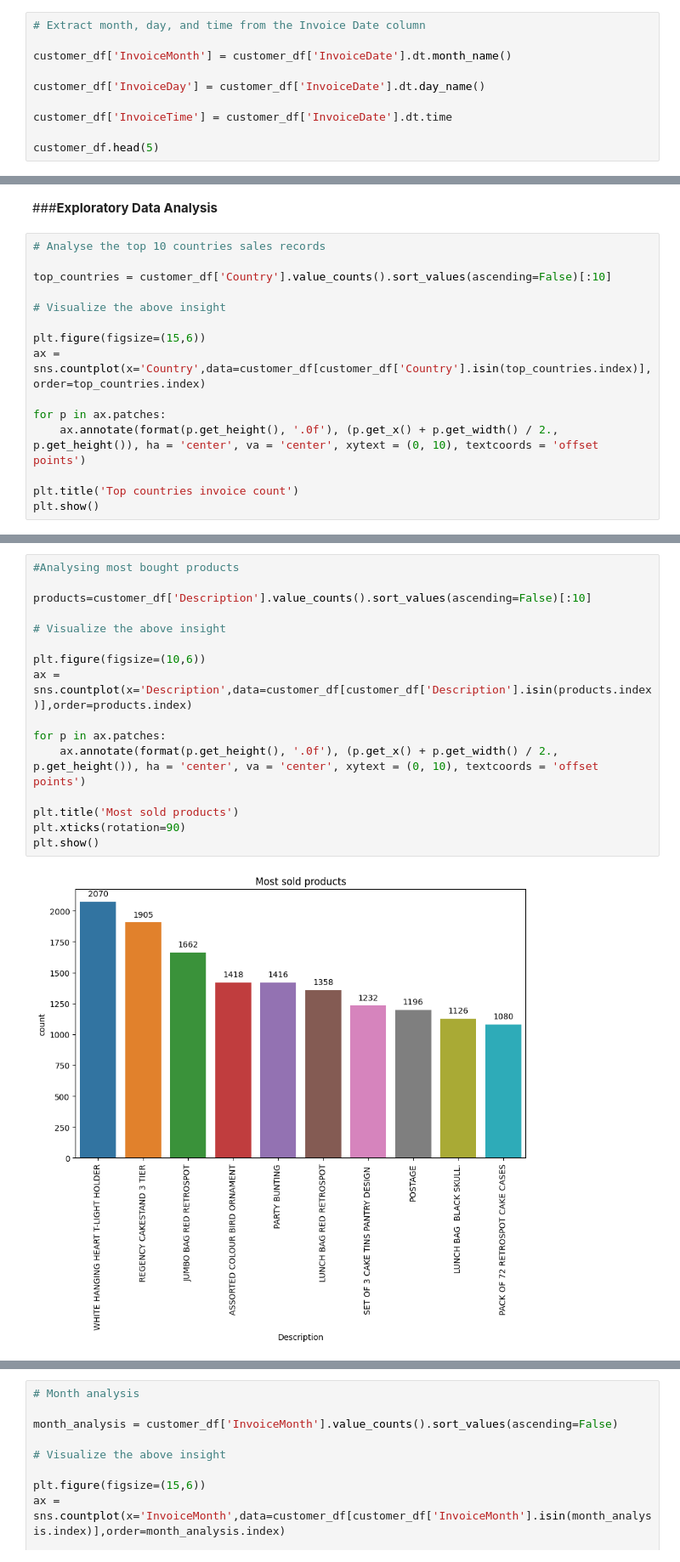
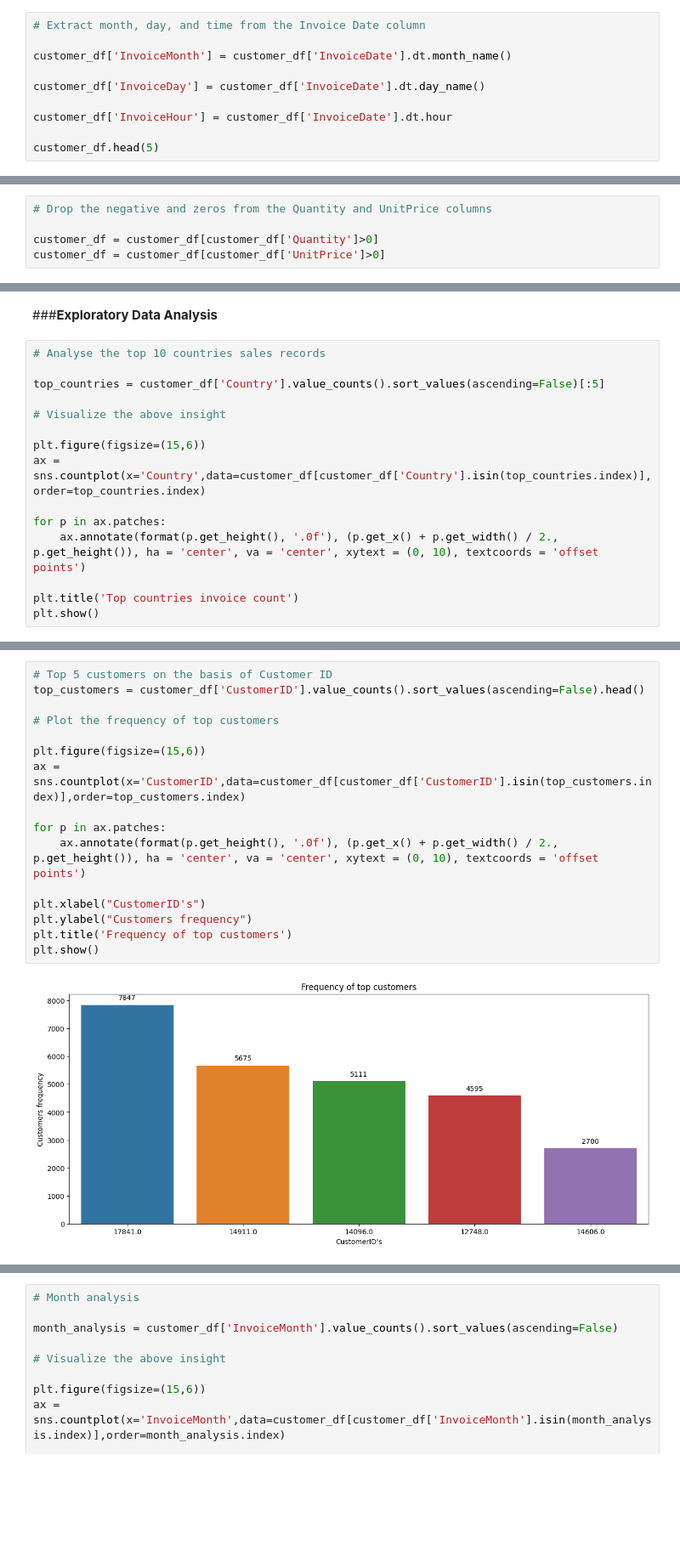
Before and after one commit to Mohamed-Harish-M-123/Capstone-Project-IV, a Jupyter notebook: Online_Retail_Customer_Segmentation.ipynb, the cells around one changed output, grey strips where cells are left out. Shown: that part at 85% size. Cells and saved outputs as stored; diff of their text form; blank space fills up the shorter version.

Commit message:
hour and numerical features analysis were done

```diff
--- a/Online_Retail_Customer_Segmentation.ipynb
+++ b/Online_Retail_Customer_Segmentation.ipynb
@@ -146,7 +132,7 @@ customer_df['InvoiceMonth'] = customer_df['InvoiceDate'].dt.month_name()
 
 customer_df['InvoiceDay'] = customer_df['InvoiceDate'].dt.day_name()
 
-customer_df['InvoiceTime'] = customer_df['InvoiceDate'].dt.time
+customer_df['InvoiceHour'] = customer_df['InvoiceDate'].dt.hour
 
 customer_df.head(5)
 # %% [output]
@@ -183,0 +184,5 @@ memory usage: 37.2+ MB
+# %%
+# Drop the negative and zeros from the Quantity and UnitPrice columns
+
+customer_df = customer_df[customer_df['Quantity']>0]
+customer_df = customer_df[customer_df['UnitPrice']>0]
@@ -203,7 +213,7 @@ Unique values in  InvoiceTime  is 773
 # %%
 # Analyse the top 10 countries sales records
 
-top_countries = customer_df['Country'].value_counts().sort_values(ascending=False)[:10]
+top_countries = customer_df['Country'].value_counts().sort_values(ascending=False)[:5]
 
 # Visualize the above insight
 
@@ -220,21 +230,21 @@ plt.show()
 # %%
-#Analysing most bought products
+# Top 5 customers on the basis of Customer ID
+top_customers = customer_df['CustomerID'].value_counts().sort_values(ascending=False).head()
 
-products=customer_df['Description'].value_counts().sort_values(ascending=False)[:10]
+# Plot the frequency of top customers
 
-# Visualize the above insight
-
-plt.figure(figsize=(10,6))
-ax = sns.countplot(x='Description',data=customer_df[customer_df['Description'].isin(products.index)],order=products.index)
+plt.figure(figsize=(15,6))
+ax = sns.countplot(x='CustomerID',data=customer_df[customer_df['CustomerID'].isin(top_customers.index)],order=top_customers.index)
 
 for p in ax.patches:
     ax.annotate(format(p.get_height(), '.0f'), (p.get_x() + p.get_width() / 2., p.get_height()), ha = 'center', va = 'center', xytext = (0, 10), textcoords = 'offset points')
 
-plt.title('Most sold products')
-plt.xticks(rotation=90)
+plt.xlabel("CustomerID's")
+plt.ylabel("Customers frequency")
+plt.title('Frequency of top customers')
 plt.show()
 # %% [output]
-[figure, old version]
+[figure, new version]
 # %%
 # Day analysis - Most recorded sales
 
```
Also changed, not shown: parts of 12 cells of this notebook.
